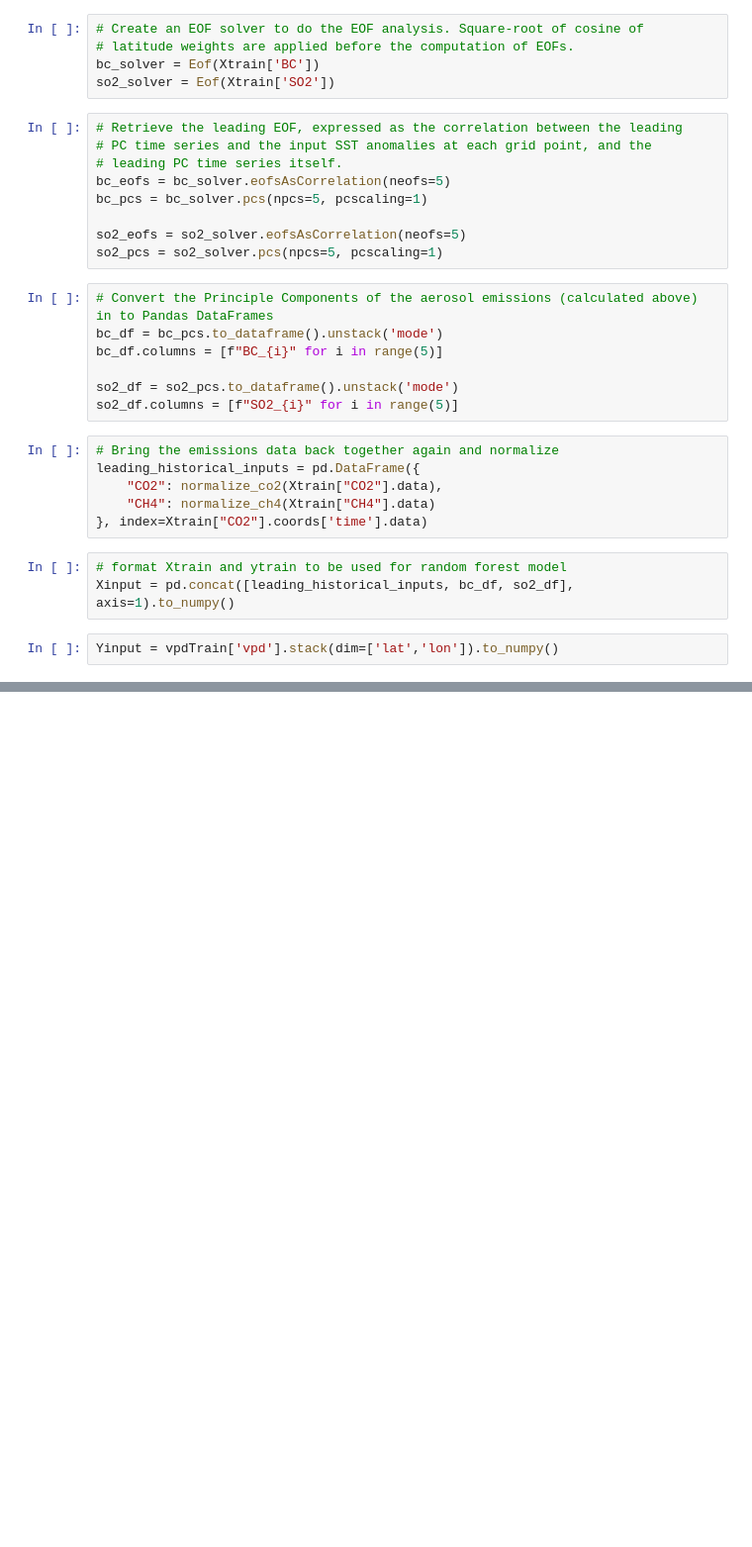
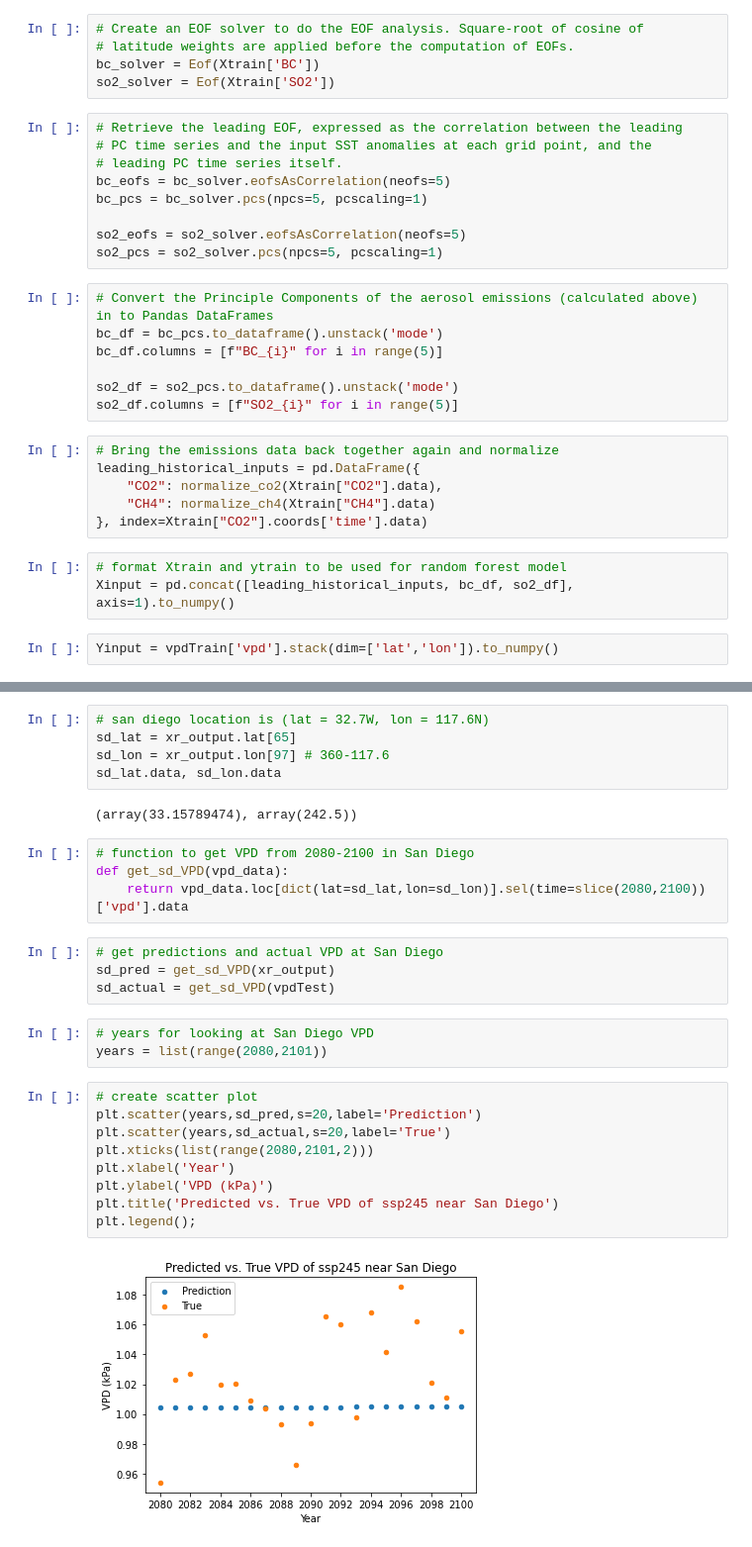
Before and after one commit to njbrodie/DSC180B-B03, a Jupyter notebook: vpd_rf.ipynb, the cells around one changed output, grey strips where cells are left out. Shown: that part at 99% size. Saved outputs shown, nothing was run; the diff lists cells and outputs as text; blank space fills up the shorter version.

```diff
--- a/vpd_rf.ipynb
+++ b/vpd_rf.ipynb
@@ -150,0 +221,29 @@ Fitting 3 folds for each of 29 candidates, totalling 87 fits
+# %%
+# san diego location is (lat = 32.7W, lon = 117.6N)
+sd_lat = xr_output.lat[65]
+sd_lon = xr_output.lon[97] # 360-117.6
+sd_lat.data, sd_lon.data
+# %% [output]
+(array(33.15789474), array(242.5))
+# %%
+# function to get VPD from 2080-2100 in San Diego
+def get_sd_VPD(vpd_data):
+    return vpd_data.loc[dict(lat=sd_lat,lon=sd_lon)].sel(time=slice(2080,2100))['vpd'].data
+# %%
+# get predictions and actual VPD at San Diego
+sd_pred = get_sd_VPD(xr_output)
+sd_actual = get_sd_VPD(vpdTest)
+# %%
+# years for looking at San Diego VPD
+years = list(range(2080,2101))
+# %%
+# create scatter plot
+plt.scatter(years,sd_pred,s=20,label='Prediction')
+plt.scatter(years,sd_actual,s=20,label='True')
+plt.xticks(list(range(2080,2101,2)))
+plt.xlabel('Year')
+plt.ylabel('VPD (kPa)')
+plt.title('Predicted vs. True VPD of ssp245 near San Diego')
+plt.legend();
+# %% [output]
+[figure, added]
```
Also changed, not shown: parts of 12 cells of this notebook.
